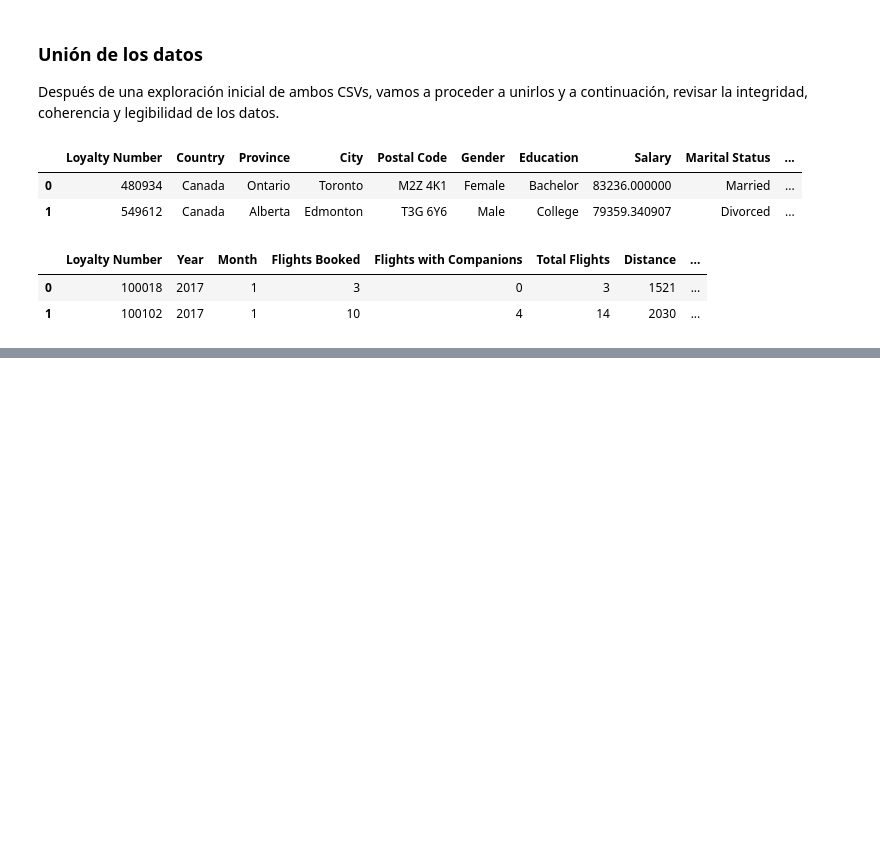
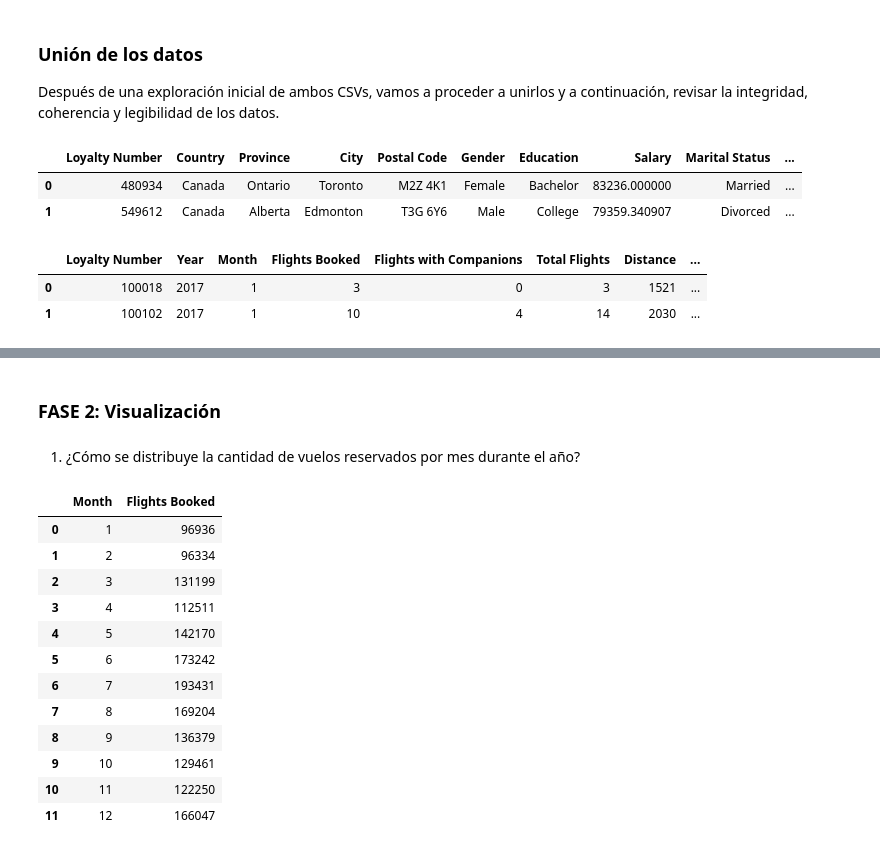
Before and after one commit to Adalab/bda-modulo-3-evaluacion-final-nerearial, a Jupyter notebook: bda-modulo-3-evaluacion-final-nerearial.ipynb, the cells around one changed output, grey strips where cells are left out. Saved outputs shown, nothing was run; the diff lists cells and outputs as text; code cells hidden in the pictures; blank space fills up the shorter version.

```diff
--- a/bda-modulo-3-evaluacion-final-nerearial.ipynb
+++ b/bda-modulo-3-evaluacion-final-nerearial.ipynb
@@ -495,0 +500,24 @@ df
+# %% [markdown]
+### FASE 2: Visualización
+# %% [markdown]
+1. ¿Cómo se distribuye la cantidad de vuelos reservados por mes durante el año?
+# %%
+month_flights = df.groupby('Month')['Flights Booked'].sum().reset_index()
+
+months = ['Jan', 'Feb', 'Mar', 'Abr', 'May', 'Jun', 'Jul', 'Ago', 'Sep', 'Oct', 'Nov', 'Dic']
+
+month_flights
+# %% [output]
+|  | Month | Flights Booked |
+| 0 | 1 | 96936 |
+| 1 | 2 | 96334 |
+| 2 | 3 | 131199 |
+| 3 | 4 | 112511 |
+| 4 | 5 | 142170 |
+| 5 | 6 | 173242 |
+| 6 | 7 | 193431 |
+| 7 | 8 | 169204 |
+| 8 | 9 | 136379 |
+| 9 | 10 | 129461 |
+| 10 | 11 | 122250 |
+| 11 | 12 | 166047 |
```
Also changed, not shown: parts of 7 cells of this notebook, 1 other file.
